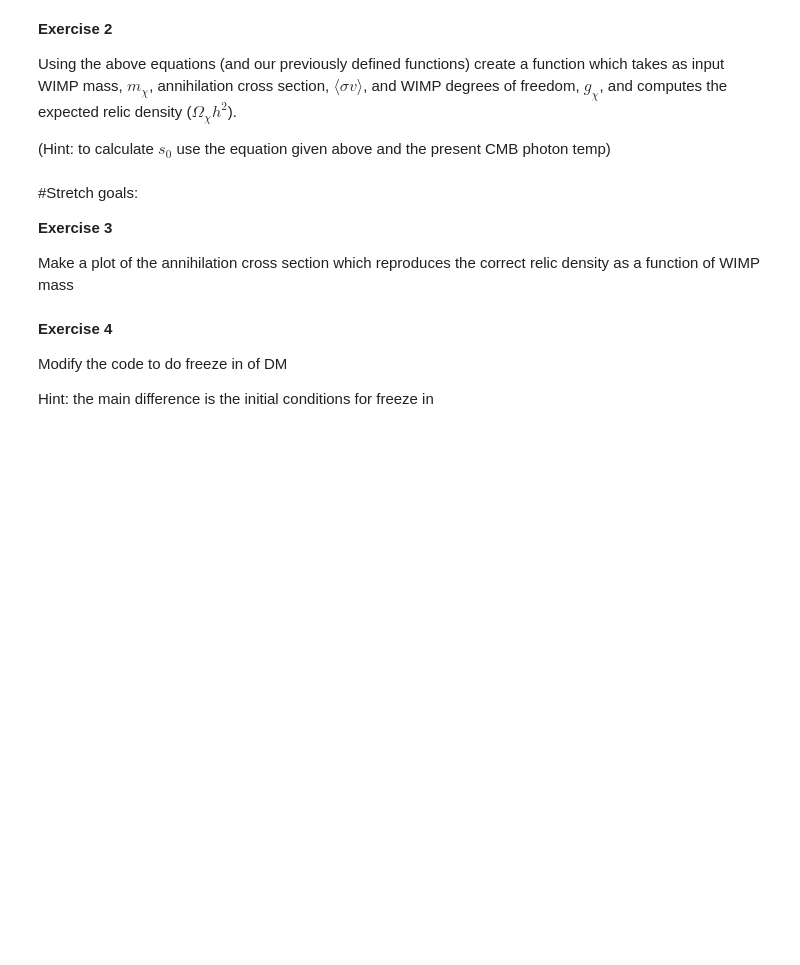
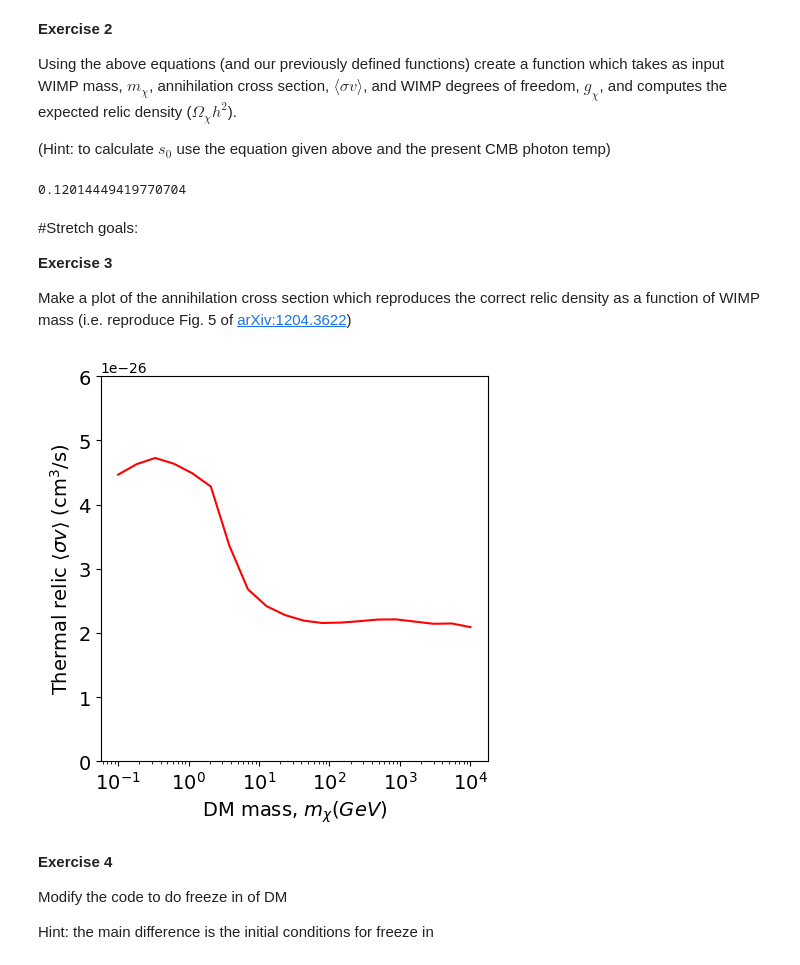
Before and after one commit to jaydenn/CDMPP_computing, a Jupyter notebook: DM_freezeout_intro_solutions.ipynb, the cells around one changed output. Cells and saved outputs as stored; diff of their text form; code cells hidden in the pictures; blank space fills up the shorter version.

```diff
--- a/DM_freezeout_intro_solutions.ipynb
+++ b/DM_freezeout_intro_solutions.ipynb
@@ -332,7 +412,11 @@ Using the above equations (and our previously defined functions) create a functi
+# %%
+OmegaDMh2( 100, 2.15e-26 * Centimeter**3/Second, 2)
+# %% [output]
+0.12014449419770704
 # %% [markdown]
 #Stretch goals:
 
 
 **Exercise 3**
 
-Make a plot of the annihilation cross section which reproduces the correct relic density as a function of WIMP mass
+Make a plot of the annihilation cross section which reproduces the correct relic density as a function of WIMP mass (i.e. reproduce Fig. 5 of [arXiv:1204.3622](https://arxiv.org/abs/1204.3622))
@@ -341,3 +423,43 @@ Make a plot of the annihilation cross section which reproduces the correct relic
+# %%
+#ANSWER
+
+#Helper function for root finding below, returns 0 at correct relic density
+def f_root( sigmav, mDM, gDM):
+    return OmegaDMh2( mDM, sigmav*1e-26* Centimeter**3/Second, gDM) - 0.120
+
+#Find and return sigma*v (in /cm^3/s) that reproduces the correct relic abundance
+#for a given mass of dark matter, mDM (GeV), and degrees of freedom, gDM
+def find_sigmav_relicDen( mDM, gDM):
+    # Use the scipy.optimize.root function to find the root.
+    result = root(f_root, 1, ( mDM, gDM), method='broyden1', tol=1e-4)
+
+    # Return the value of x for which f(x) = y.
+    return result.x*1e-26
+# %%
+#Find the thermal relic sigma*v for a series of masses
+# will take ~1 min to run with 20 mass points
+
+mass_array = np.logspace(-1,4,20)
+sigmav_vals = list(find_sigmav_relicDen( mass, 2) for mass in mass_array)
+# %%
+fig2 = plt.figure(figsize=(5,5))
+plt.plot(mass_array, sigmav_vals, 'r-')
+
+plt.xscale('log')
+
+plt.xlabel(r"DM mass, $m_\chi (GeV)$",fontsize=14)
+plt.ylabel(r"Thermal relic $\langle\sigma v\rangle$ (cm$^3$/s)",fontsize=14)
+
+plt.xticks(fontsize=14)
+plt.yticks(fontsize=14)
+
+plt.ylim(0,6e-26)
+
+#Add text for WIMP properties
+#plt.text(12,1e-12,r"$n_{eq}$",fontsize=14)
+plt.show()
+# %% [output]
+[figure, added]
 # %% [markdown]
 **Exercise 4**
 
```
Also changed, not shown: parts of 14 cells of this notebook.
